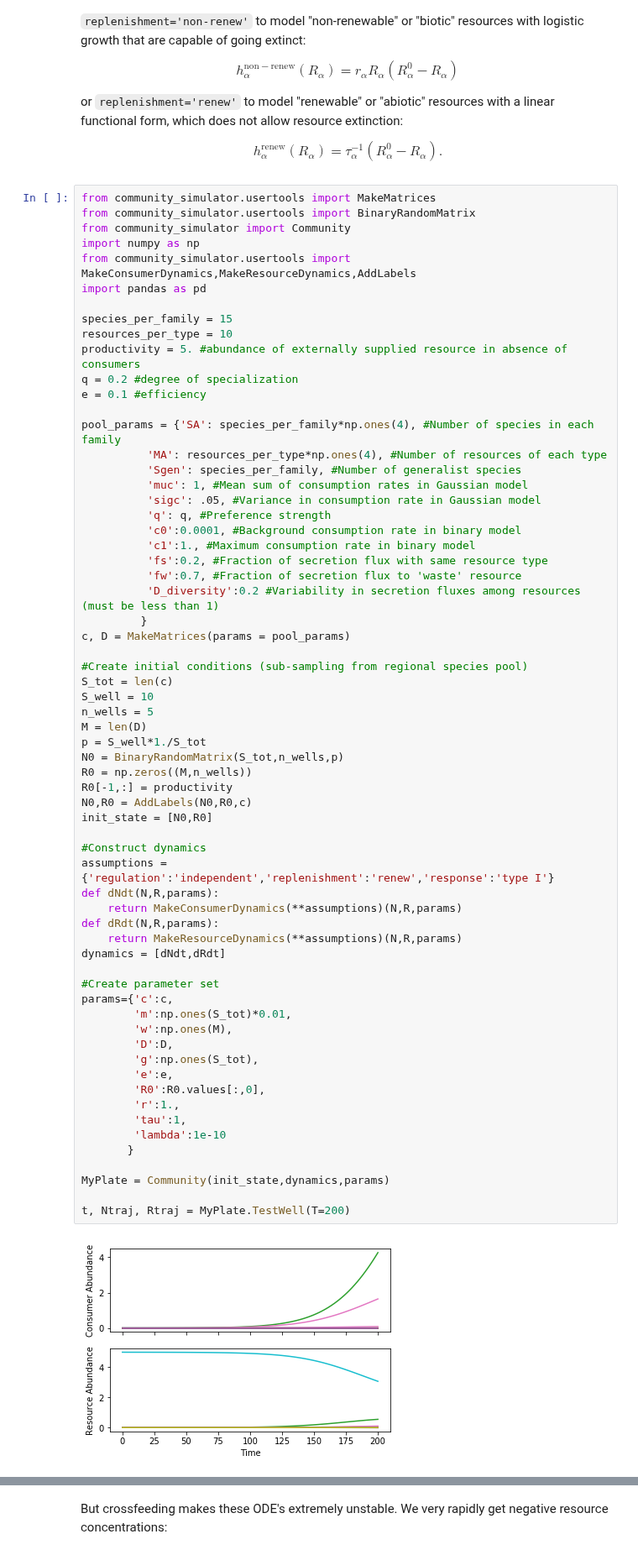
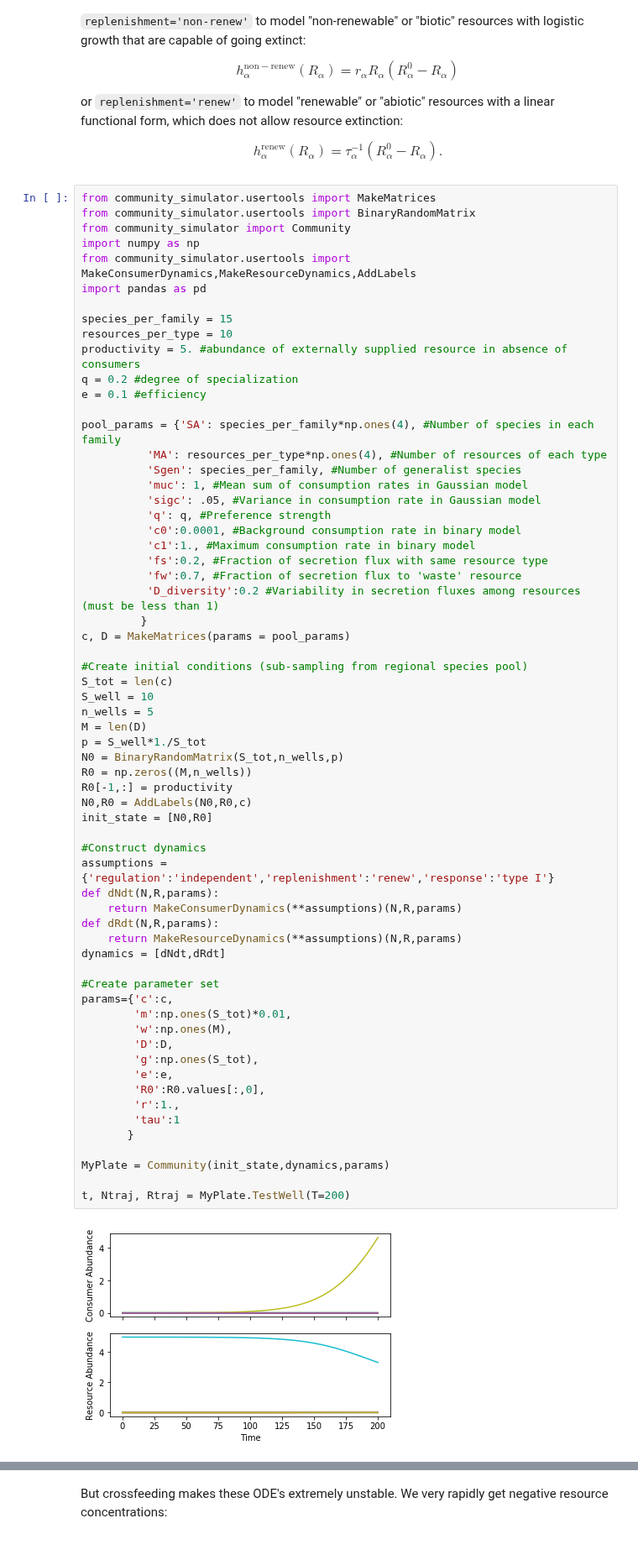
Before and after one commit to Emergent-Behaviors-in-Biology/community-simulator, a Jupyter notebook: Community Simulator Tutorial.ipynb, the cells around one changed output, grey strips where cells are left out. Shown at 84% size. Drawn from its saved outputs; the diff is of its cells as text.

```diff
--- a/Community Simulator Tutorial.ipynb
+++ b/Community Simulator Tutorial.ipynb
@@ -423,33 +423,32 @@ M = len(D)
 p = S_well*1./S_tot
 N0 = BinaryRandomMatrix(S_tot,n_wells,p)
 R0 = np.zeros((M,n_wells))
 R0[-1,:] = productivity
 N0,R0 = AddLabels(N0,R0,c)
 init_state = [N0,R0]
 
 #Construct dynamics
 assumptions = {'regulation':'independent','replenishment':'renew','response':'type I'}
 def dNdt(N,R,params):
     return MakeConsumerDynamics(**assumptions)(N,R,params)
 def dRdt(N,R,params):
     return MakeResourceDynamics(**assumptions)(N,R,params)
 dynamics = [dNdt,dRdt]
 
 #Create parameter set
 params={'c':c,
         'm':np.ones(S_tot)*0.01,
         'w':np.ones(M),
         'D':D,
         'g':np.ones(S_tot),
         'e':e,
         'R0':R0.values[:,0],
         'r':1.,
-        'tau':1,
-        'lambda':1e-10
+        'tau':1
        }
 
 MyPlate = Community(init_state,dynamics,params)
 
 t, Ntraj, Rtraj = MyPlate.TestWell(T=200)
 # %% [output]
-[figure, old version]
+[figure, new version]
```
Also changed, not shown: parts of 5 cells of this notebook, 2 other files.
